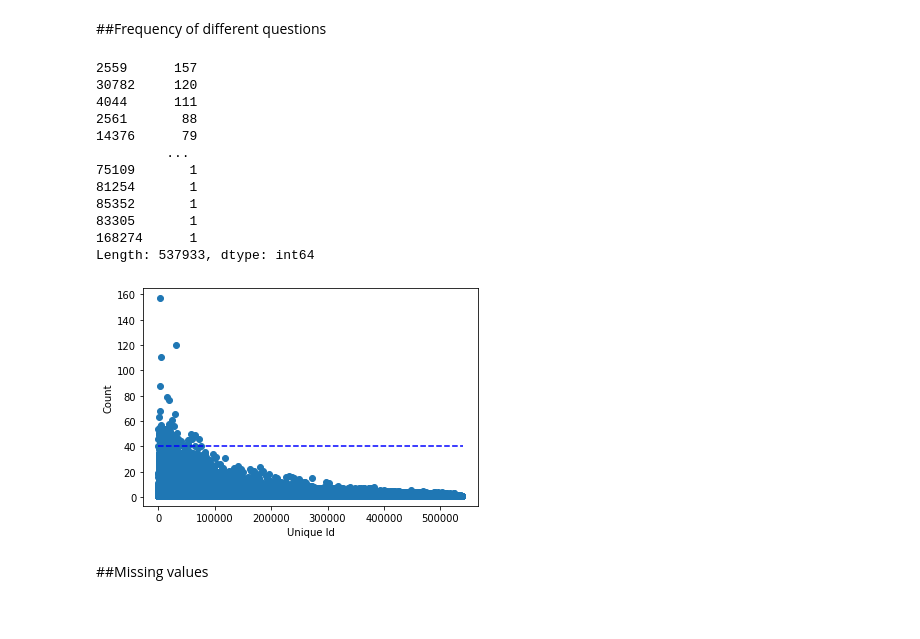
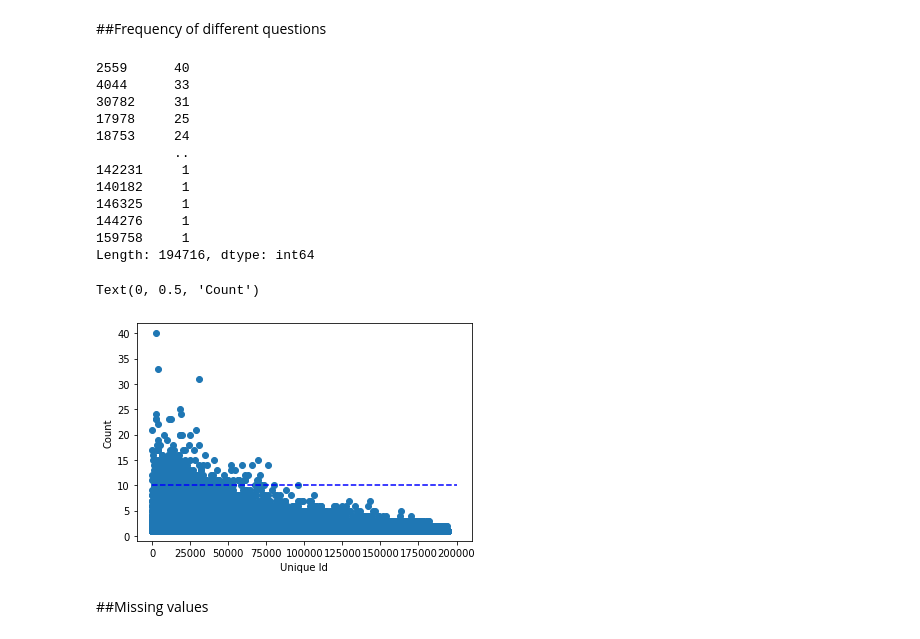
Before and after one commit to ywang1110/NLP, a Jupyter notebook: Quora_Question_Pairs_Similarity_Problem.ipynb, the cells around one changed output. Saved outputs shown, nothing was run; the diff lists cells and outputs as text; code cells hidden in the pictures.

```diff
--- a/Quora_Question_Pairs_Similarity_Problem.ipynb
+++ b/Quora_Question_Pairs_Similarity_Problem.ipynb
@@ -24,8 +24,8 @@ drive.mount("/content/gdrive")
 Mounted at /content/gdrive
 # %%
 import pandas as pd
-train_set = pd.read_csv('/content/gdrive/My Drive/NLP project/data/train.csv')[0:500000]
-test_set = pd.read_csv('/content/gdrive/My Drive/NLP project/data/test.csv')[0:500000]
+train_set = pd.read_csv('/content/gdrive/My Drive/NLP project/data/train.csv')[0:120000]
+test_set = pd.read_csv('/content/gdrive/My Drive/NLP project/data/test.csv')[0:30000]
 # %%
 train_set.sample(5)
 # %% [output]
@@ -149,26 +190,26 @@ There is no duplicate pair of questions
 # %%
 qids
 # %% [output]
-2559      157
-30782     120
-4044      111
-2561       88
-14376      79
-         ...
-75109       1
-81254       1
-85352       1
-83305       1
-168274      1
-Length: 537933, dtype: int64
+2559      40
+4044      33
+30782     31
+17978     25
+18753     24
+          ..
+142231     1
+140182     1
+146325     1
+144276     1
+159758     1
+Length: 194716, dtype: int64
 # %%
 plt.scatter(qids.index, qids)
-plt.hlines(y=40, xmax=540000, xmin=0, linestyles='dashed', colors='b')
+plt.hlines(y=10, xmax=200000, xmin=0, linestyles='dashed', colors='b')
 plt.xlabel('Unique Id')
 plt.ylabel('Count')
-plt.show()  # msot of questions apprear < 40 times
 # %% [output]
+Text(0, 0.5, 'Count')
-[figure, old version]
+[figure, new version]
 # %% [markdown]
 ##Missing values
 # %%
```
Also changed, not shown: parts of 28 cells of this notebook.
